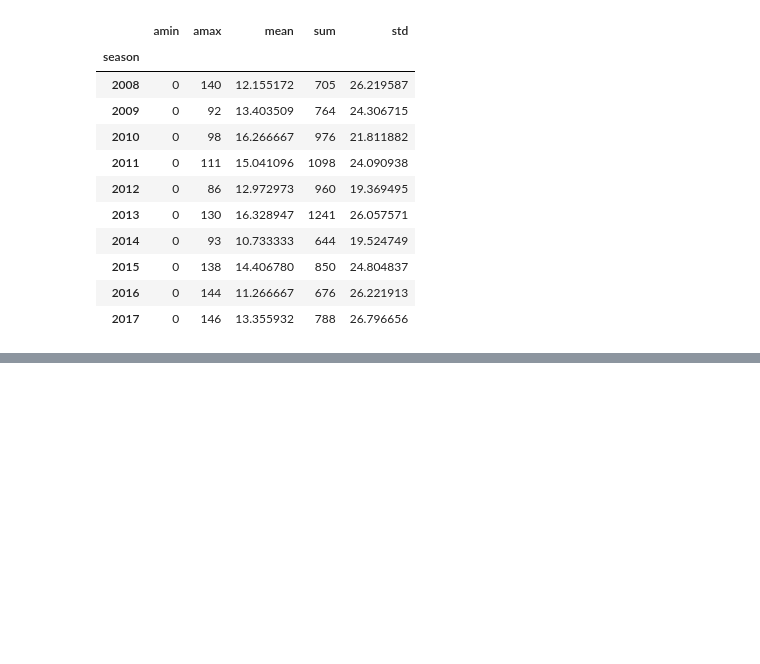
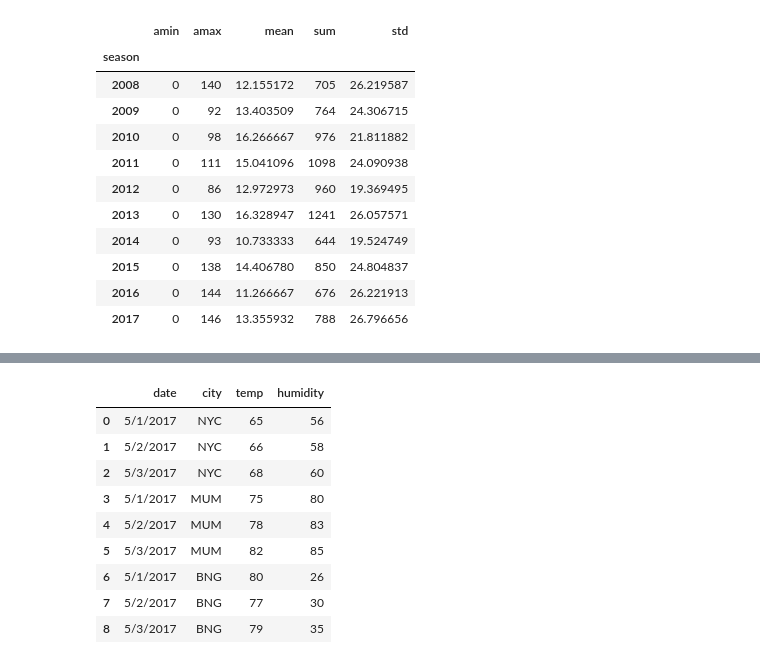
Before and after one commit to AvyayIrde/Data-Science-Course, a Jupyter notebook: Week 7/Pandas_Cheatsheet.ipynb, the cells around one changed output, grey strips where cells are left out. Saved outputs shown, nothing was run; the diff lists cells and outputs as text; code cells hidden in the pictures; blank space fills up the shorter version.

```diff
--- a/Week 7/Pandas_Cheatsheet.ipynb
+++ b/Week 7/Pandas_Cheatsheet.ipynb
@@ -763,0 +859,25 @@ year['win_by_runs'].agg([np.min,np.max,np.mean,np.sum,np.std])
+# %%
+# pivot_table()
+# allows you to reshape or trnasform your dataframe
+
+dict_={
+    'date':['5/1/2017', '5/2/2017','5/3/2017','5/1/2017', '5/2/2017','5/3/2017','5/1/2017', '5/2/2017','5/3/2017'],
+    'city':['NYC','NYC','NYC','MUM','MUM','MUM','BNG','BNG','BNG'],
+    'temp':[65,66,68,75,78,82,80,77,79],
+    'humidity':[56,58,60,80,83,85,26,30,35]
+}
+
+
+df = pd.DataFrame(dict_)
+df
+# %% [output]
+|  | date | city | temp | humidity |
+| 0 | 5/1/2017 | NYC | 65 | 56 |
+| 1 | 5/2/2017 | NYC | 66 | 58 |
+| 2 | 5/3/2017 | NYC | 68 | 60 |
+| 3 | 5/1/2017 | MUM | 75 | 80 |
+| 4 | 5/2/2017 | MUM | 78 | 83 |
+| 5 | 5/3/2017 | MUM | 82 | 85 |
+| 6 | 5/1/2017 | BNG | 80 | 26 |
+| 7 | 5/2/2017 | BNG | 77 | 30 |
+| 8 | 5/3/2017 | BNG | 79 | 35 |
```
Also changed, not shown: parts of 14 cells of this notebook, 1 other file.
